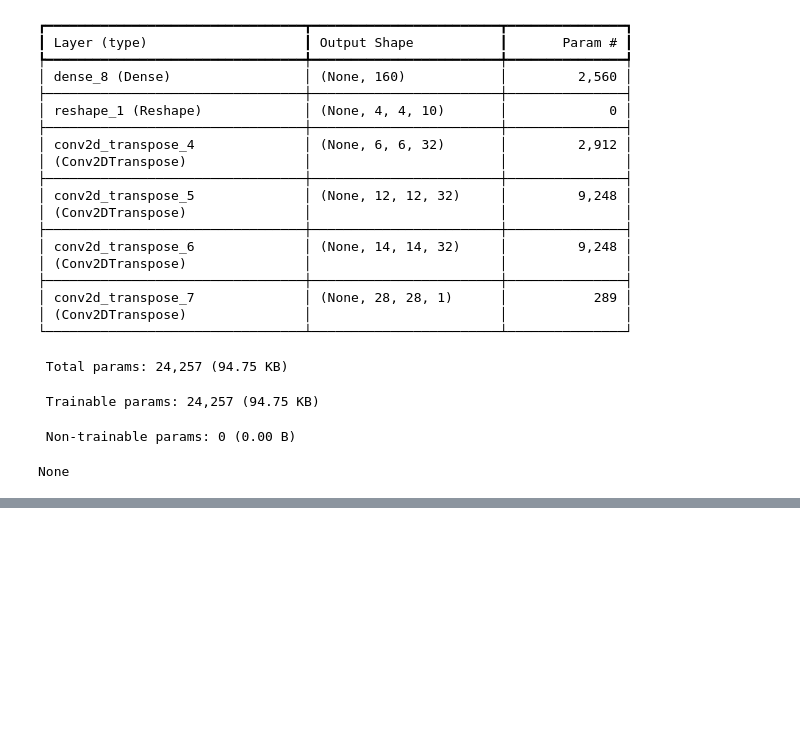
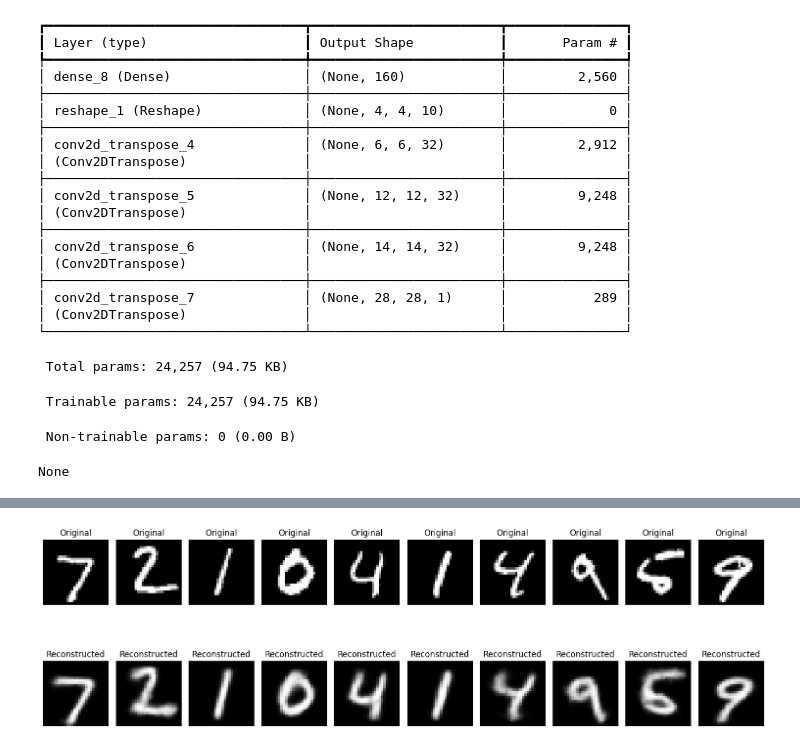
Before and after one commit to bhanuprakashnvb/Prototype-DLS, a Jupyter notebook: Tensorflow2.x/proj_attention-2.ipynb, the cells around one changed output, grey strips where cells are left out. Drawn from its saved outputs; the diff is of its cells as text; code cells hidden in the pictures; blank space fills up the shorter version.

```diff
--- a/Tensorflow2.x/proj_attention-2.ipynb
+++ b/Tensorflow2.x/proj_attention-2.ipynb
@@ -540,30 +728,26 @@ print(f"Test accuracy: {val_accuracy.result():.4f}\n")
 batch_size = 10
 inputs = x_test[:batch_size]
 
-logits, decoded_images, features, attended_features, attention_weights = model(inputs)
+logits, decoded_images, features, attended_features, attention_maps, attention_weights = model(inputs)
 activations = attended_features.numpy()
 reconstructed_images = decoded_images.numpy()
 attention_weights = attention_weights.numpy()
 # %%
 # Plot original images, reconstructed images, and prototypes
-fig, axes = plt.subplots(3, batch_size, figsize=(15, 6))
+fig, axes = plt.subplots(2, batch_size, figsize=(15, 6))
 
 for i in range(batch_size):
     # Original image
     axes[0, i].imshow(inputs[i].reshape(28, 28), cmap='gray')
     axes[0, i].axis('off')
     axes[0, i].set_title("Original")
 
     # Reconstructed image
     axes[1, i].imshow(reconstructed_images[i].reshape(28, 28), cmap='gray')
     axes[1, i].axis('off')
     axes[1, i].set_title("Reconstructed")
 
-    # Prototype as heatmap
-    activation = activations[i]
-    axes[2, i].imshow(activation.reshape(1, -1), cmap='hot', aspect='auto')  # Reshape for heatmap
-    axes[2, i].axis('off')
-    axes[2, i].set_title("Activations")
-
 plt.tight_layout()
 plt.show()
+# %% [output]
+[figure, added]
```
Also changed, not shown: parts of 32 cells of this notebook, 1 other file.
